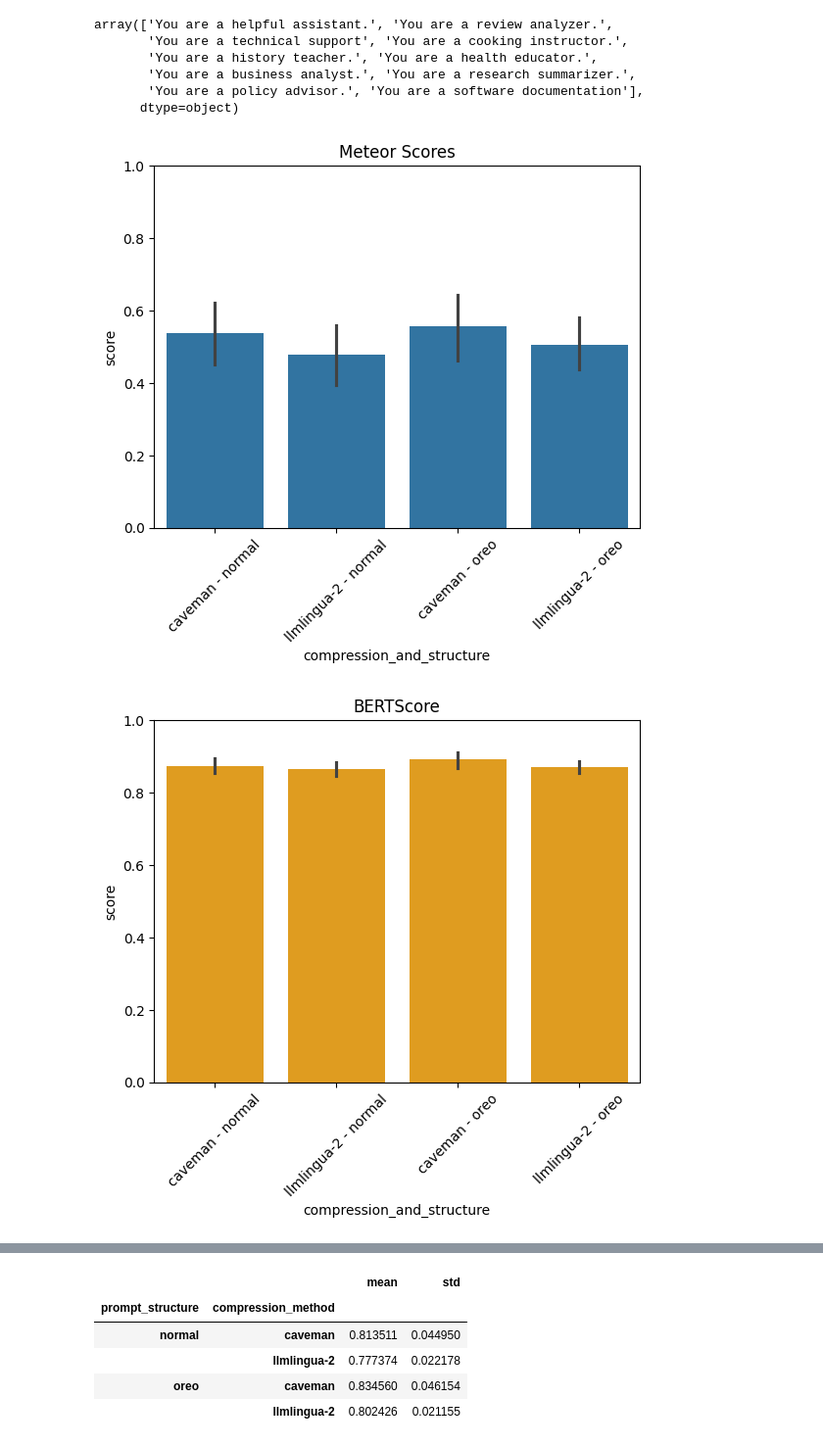
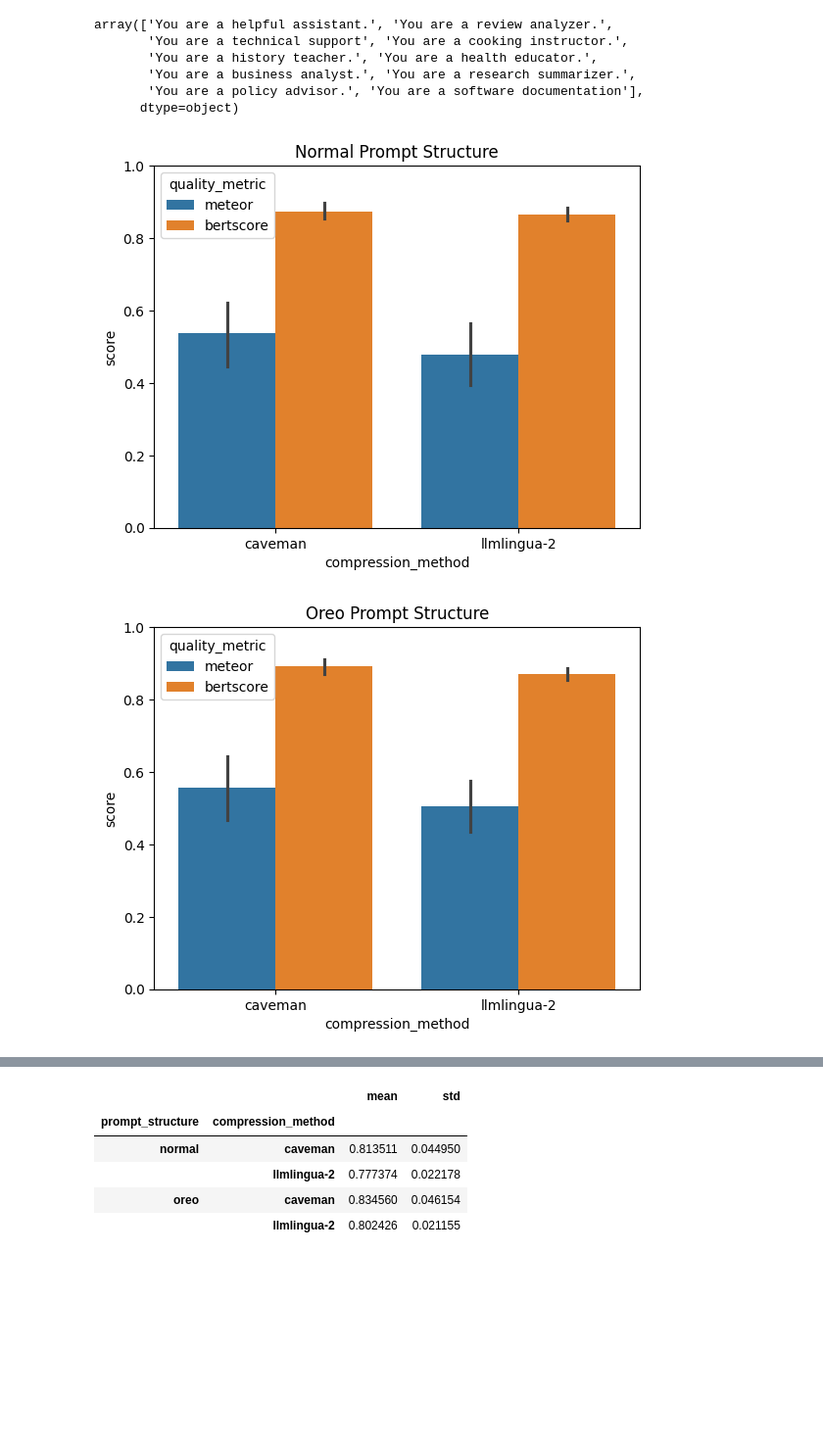
Before and after one commit to DEFRA/ai-spike-token-optimisation, a Jupyter notebook: compressors_testing.ipynb, the cells around one changed output, grey strips where cells are left out. Shown at 98% size. Drawn from its saved outputs; the diff is of its cells as text; code cells hidden in the pictures; blank space fills up the shorter version.

```diff
--- a/compressors_testing.ipynb
+++ b/compressors_testing.ipynb
@@ -771,34 +771,22 @@ array(['You are a helpful assistant.', 'You are a review analyzer.',
 # %%
 import seaborn as sns
 import matplotlib.pyplot as plt
 
-df['compression_and_structure'] = df['compression_method'] + ' - ' + df['prompt_structure']
-
-# sns.barplot(data=df[df['prompt_structure'] == 'normal'], x='compression_method', y='score', hue='quality_metric').set_title('Normal Prompt Structure')
-# plt.ylim(0,1)
-# plt.show()
-
-# sns.barplot(data=df[df['prompt_structure'] == 'oreo'], x='compression_method', y='score', hue='quality_metric').set_title('Oreo Prompt Structure')
-# plt.ylim(0,1)
-# plt.show()
-
-# sns.barplot(data=df[df['compression_method'] == 'llmlingua-2'], x='prompt_structure', y='score', hue='quality_metric').set_title('LLM Lingua-2 Compression Method')
-# plt.ylim(0,1)
-# plt.show()
-
-# sns.barplot(data=df, x='prompt_structure', y='input_compression_ratio')
-# plt.ylim(0,1)
-# plt.show()
-
-sns.barplot(data=df[df['quality_metric'] == 'meteor'], x='compression_and_structure', y='score').set_title('Meteor Scores')
+sns.barplot(data=df[df['prompt_structure'] == 'normal'], x='compression_method', y='score', hue='quality_metric').set_title('Normal Prompt Structure')
 plt.ylim(0,1)
-plt.xticks(rotation=45)
 plt.show()
 
-sns.barplot(data=df[df['quality_metric'] == 'bertscore'], x='compression_and_structure', y='score', color='orange').set_title('BERTScore')
+sns.barplot(data=df[df['prompt_structure'] == 'oreo'], x='compression_method', y='score', hue='quality_metric').set_title('Oreo Prompt Structure')
 plt.ylim(0,1)
-plt.xticks(rotation=45)
 plt.show()
+
+sns.barplot(data=df[df['compression_method'] == 'llmlingua-2'], x='prompt_structure', y='score', hue='quality_metric').set_title('LLM Lingua-2 Compression Method')
+plt.ylim(0,1)
+plt.show()
+
+sns.barplot(data=df, x='prompt_structure', y='input_compression_ratio')
+plt.ylim(0,1)
+plt.show()
 # %% [output]
-[figure, old version]
+[figure, new version]
-[figure, old version]
+[figure, new version]
```
Also changed, not shown: parts of 3 cells of this notebook, 6 other files.
